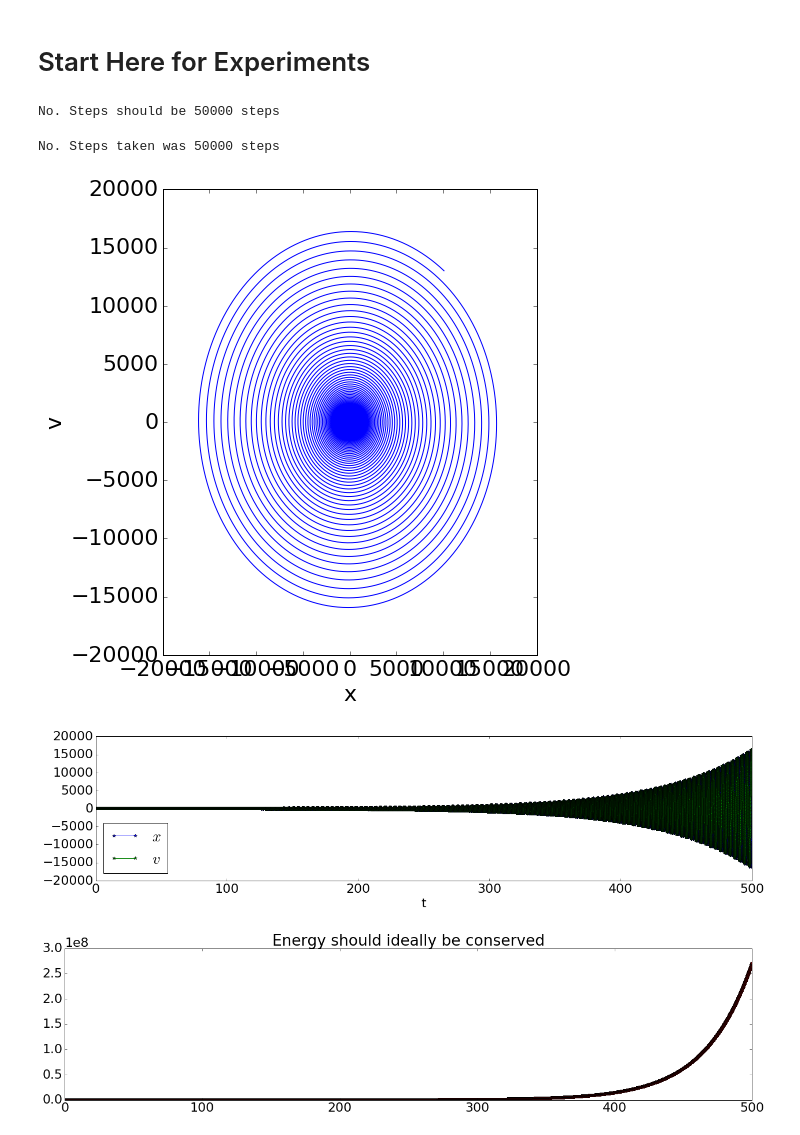
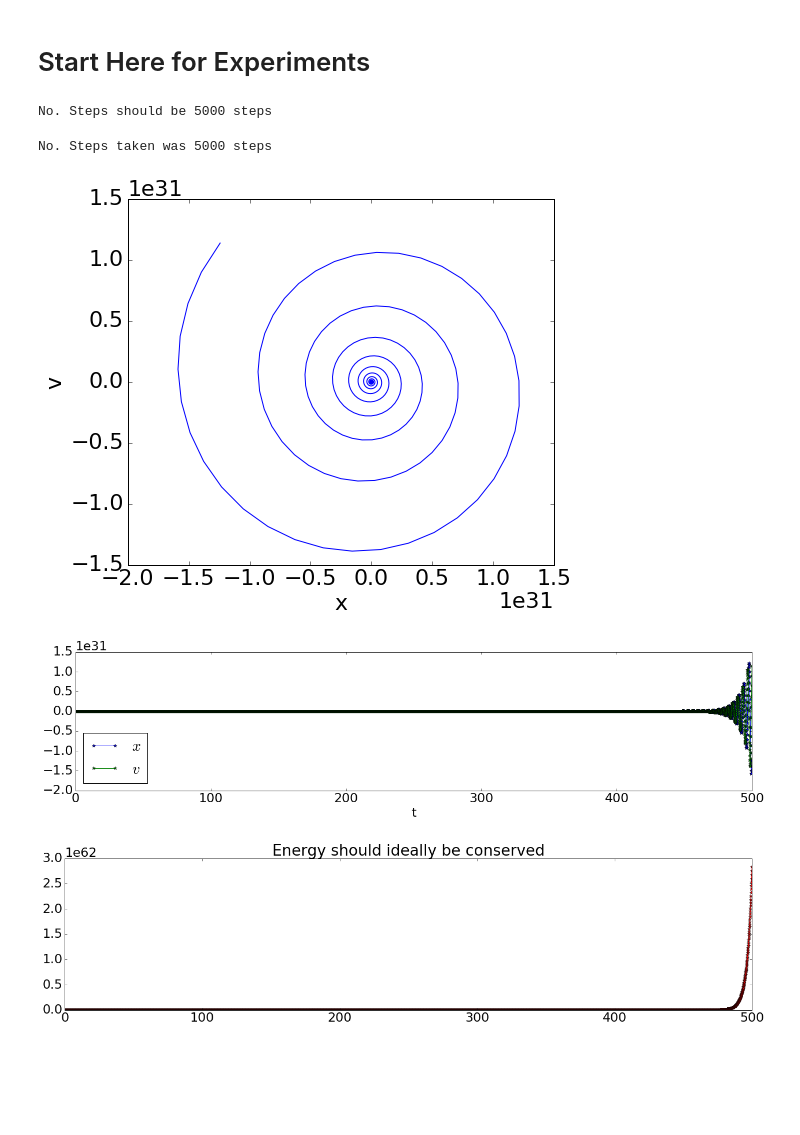
Before and after one commit to Mole45/MMet_Project, a Jupyter notebook: Project-SimpleOsc.ipynb, the cells around one changed output. Saved outputs shown, nothing was run; the diff lists cells and outputs as text; code cells hidden in the pictures; blank space fills up the shorter version.

```diff
--- a/Project-SimpleOsc.ipynb
+++ b/Project-SimpleOsc.ipynb
@@ -204,15 +206,15 @@ def fourstep(x,v,tStop,tStep,noStep,t=0):
 # Start Here for Experiments
 # %%
 #define stuff
-timestep = .01
+timestep = .001
 timestop = 500.
 scheme = 4    #1 = Euler Forwards, 2 = Forwards-Backwards, 3 = Leapfrog, 4 = Runge-Kutta (4-Step)
-initialX = 10.0
-initialV = 5.0
+initialX = 1.0
+initialV = 0.0
 nsteps = int(timestop/timestep)
 print("No. Steps should be",nsteps,"steps")
 # %% [output]
-No. Steps should be 50000 steps
+No. Steps should be 5000 steps
 # %%
 if scheme == 1:
     plotC,plotX,plotV,plotT = onestep(initialX,initialV,timestop,timestep,nsteps)
@@ -226,16 +228,17 @@ else:
     print("No scheme of the order "+scheme+" has been implemented")
 print("No. Steps taken was",len(plotX),"steps")
 # %% [output]
-No. Steps taken was 50000 steps
+No. Steps taken was 5000 steps
 # %%
 figA, myaxes = plt.subplots(figsize=(8,8))
 myaxes.plot(plotX,plotV)
+myaxes.set(adjustable='box-forced', aspect='equal')
 myaxes.set_xlabel('x')
 myaxes.set_ylabel('v')
 figA.tight_layout()
-figA.savefig(str(scheme)+' '+str(timestep)+' '+str(timestop)+' '+str(initialX)+' '+str(initialV)+' xvSpatial.png')
+#figA.savefig(str(scheme)+' '+str(timestep)+' '+str(timestop)+' '+str(initialX)+' '+str(initialV)+' xvSpatial.png')
 # %% [output]
-[figure, old version]
+[figure, new version]
 # %%
 figB, axesB = plt.subplots(figsize=(18,5))
 axesB.plot(plotT,plotX,'b*-',label='$x$')
@@ -244,18 +247,18 @@ axesB.legend(loc=3)
 axesB.set_xlabel('t')
 axesB.set_xlim(0,timestop)
 figB.tight_layout()
-figB.savefig(str(scheme)+' '+str(timestep)+' '+str(timestop)+' '+str(initialX)+' '+str(initialV)+' xvTime.png')
+#figB.savefig(str(scheme)+' '+str(timestep)+' '+str(timestop)+' '+str(initialX)+' '+str(initialV)+' xvTime.png')
 # %% [output]
-[figure, old version]
+[figure, new version]
 # %%
 figC, axesC = plt.subplots(figsize=(18,5))
 axesC.plot(plotT,plotC,'r*-')
 axesC.set_title('Energy should ideally be conserved')
 axesC.set_xlim(0,timestop)
 figC.tight_layout()
-figC.savefig(str(scheme)+' '+str(timestep)+' '+str(timestop)+' '+str(initialX)+' '+str(initialV)+' nrg.png')
+#figC.savefig(str(scheme)+' '+str(timestep)+' '+str(timestop)+' '+str(initialX)+' '+str(initialV)+' nrg.png')
 # %% [output]
-[figure, old version]
+[figure, new version]
 # %%
 # we can compare with the exact solution, if known
 import math
```
Also changed, not shown: parts of 3 cells of this notebook.
